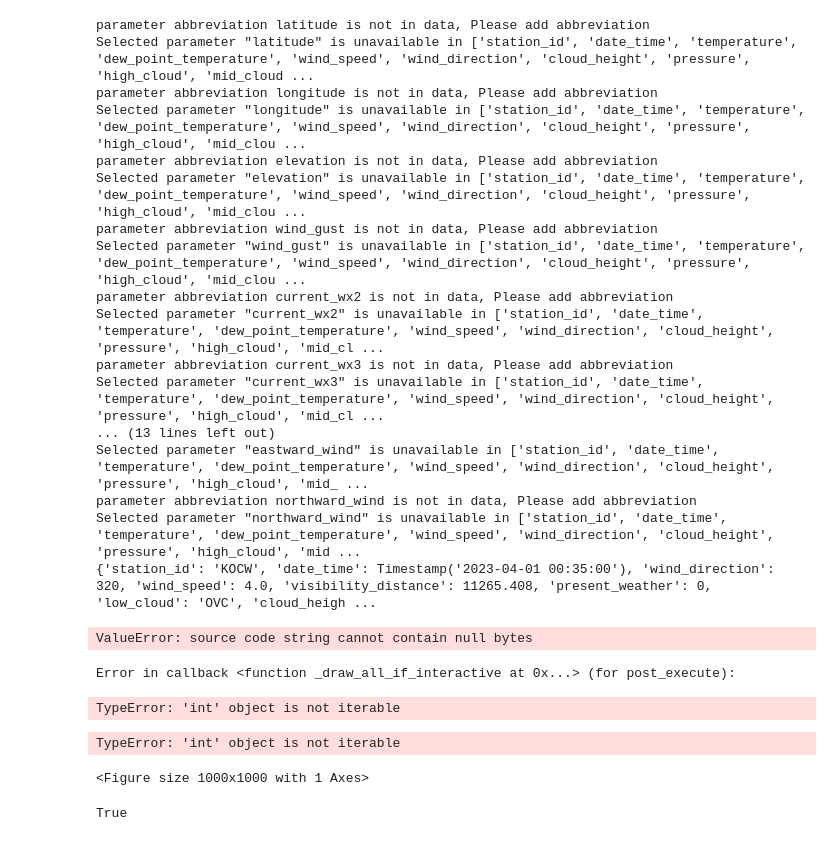
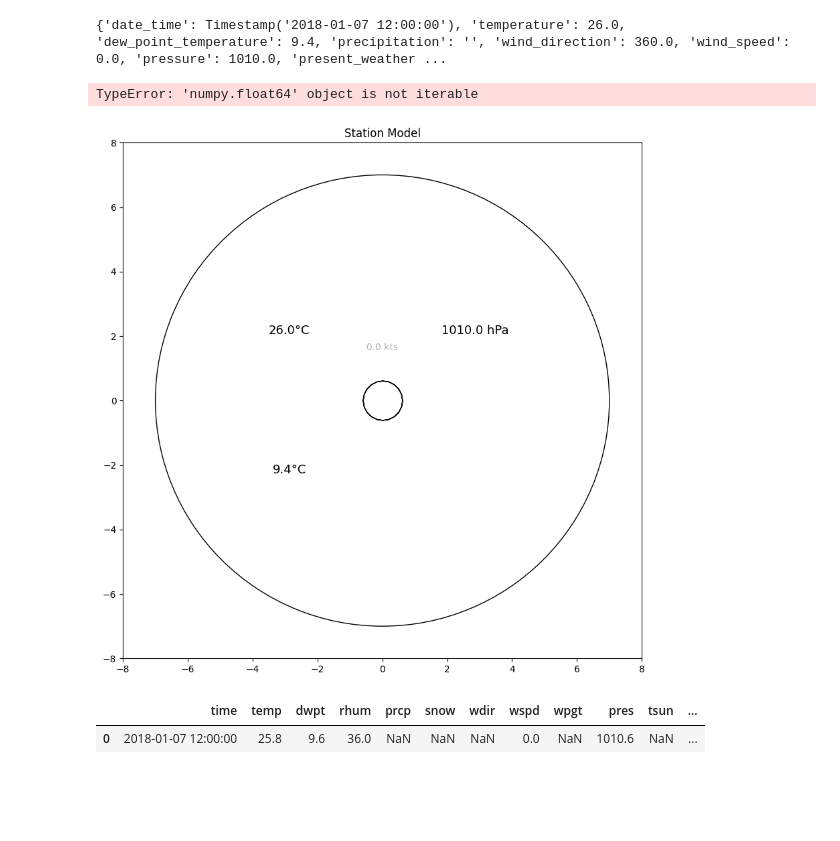
Before and after one commit to Pavan-lanka/practice_repo, a Jupyter notebook: station_practice_nb.ipynb, the cells around one changed output. Saved outputs shown, nothing was run; the diff lists cells and outputs as text; code cells hidden in the pictures; blank space fills up the shorter version.

```diff
--- a/station_practice_nb.ipynb
+++ b/station_practice_nb.ipynb
@@ -367,8 +353,8 @@ obtain_method = {'fetch data': 'Enter Valid Station ID to fetch data',
 i = 0
 
 while i == 0:
-    ip = input(f'Enter a method from below: \n{list(obtain_method.keys())[0]}(f) \n {list(obtain_method.keys())[1]}(u)')
-    if ip.lower() == 'f':
+    a = input(f'Enter a method from below: \n{list(obtain_method.keys())[0]}(f) \n {list(obtain_method.keys())[1]}(u)')
+    if a.lower() == 'f':
         st_id = input(obtain_method['fetch data'])
         st = StationModelPlot(station_id=st_id)
         st_time = StationModelPlot.get_time_stamp(input("Enter Start time in format: 'YYYY-MM-DD HH:MM:SS: ex. 2022-01-10 00:00:00'"))
@@ -376,72 +362,78 @@ while i == 0:
         freq = input("Enter observation Frequency from list [Hourly, Daily, Monthly]")
         a, b = st.fetch_station_data(start_time = st_time, end_time= ed_time , obs_frequency= freq)
         i+=1
-    elif ip.lower() == 'u':
+    elif a.lower() == 'u':
         pt_to_file = input(obtain_method['upload data file'])
         st = StationModelPlot(path_to_file=pt_to_file)
         a, b = st.custom_file_read()
         i+=1
+    else:
+        i = 0
 
-parameter_abbreviations = {'date_time': ['valid', 'time', 'date_time', 'time1', 'time_stamp', 'DATE_TIME']}
+parameter_abbreviations = {
+            'station_id': ['Station_ID', 'station', 'station_id', 'STATION_ID'],
+            'date_time': ['valid', 'time', 'date_time', 'time1', 'time_stamp', 'DATE_TIME'],
+
+            'temperature': ['Temperature', 'TEMPERATURE', 'tmpt', 'air_temperature',
+                            'temp', 'tmpf', 'tmpc', 'temperature', 'tavg'],
+            'dew_point_temperature': ['Dew_Point_Temperature', 'DEW_POINT_TEMPERATURE', 'dwpt', 'dwpc',
+                                      'dew_temp', 'dwpf', 'dew_point_temperature'],
+            'wind_speed': ['WIND_SPEED', 'wspd', 'sknt', 'Wind_Speed', 'wind_speed'],
+            'wind_direction': ['WIND_DIRECTION', 'Wind_Direction', 'drct', 'wdir', 'wind_direction'],
+            'cloud_height': ['skyl3', 'highest_cloud_level', 'high_cloud_level',
+                             'medium_cloud_level', 'low_cloud_level'],
+            'pressure': ['PRESSURE', 'pres', 'mslp', 'atmospheric_pressure', 'air_pressure_at_sea_level'],
+            'high_cloud': ['high_cloud_type', 'skyc3', 'high_cloud'],
+            'mid_cloud': ['mid_cloud_type', 'skyc2', 'mid_cloud'],
+            'low_cloud': ['low_cloud_type', 'skyc1', 'low_cloud'],
+            'sky_cover': ['cloud_coverage', 'skyc1', 'sky_cover'],
+            'visibility_distance': ['visibility', 'vsby', 'visibility_distance'],
+            'present_weather': ['coco', 'current_weather', 'wxcodes', 'current_wx1', 'present_weather'],
+            'past_weather': None,
+            'pressure_tendency': None,
+            'pressure_change': None,
+            'pressure_difference': None,
+            'precipitation': ['p01i', 'prcp', 'PRECIPITATION', 'precipitation'],
+            'sky_cover_at_lowest_cloud': ['low_cloud_level', 'skyl1', 'cloud_coverage'
+                                                                      'SKY_COVER_AT_LOWEST_CLOUD',
+                                          'sky_cover_at_lowest_cloud']
+        }
 while i == 1:
 
     for j in range(len(parameter_abbreviations['date_time'])):
         idx = parameter_abbreviations['date_time'][j]
         if idx in b:
             ts_index = a[idx]
             ts = StationModelPlot.get_time_stamp(input(f'Enter Time Stamp from {ts_index} in the format: "YYYY-MM-DD HH:MM:SS: ex. 2022-01-10 00:00:00 "'))
             ts_data = a.loc[ts_index == ts] # a[parameter_abb['date_time'][j]]
-
             ts_data = a.loc[ts_index == str(ts)] # a[parameter_abb['date_time'][j]]
             ts_data = ts_data.squeeze()
             ts_data = ts_data.fillna('')
             i+=1
 
     plot_data = StationModelPlot.parameter_validation(ts_data, b)
-    if ip == 'f':
-        plot_data['station_id'] = st_id
+    # try:
     print(plot_data)
     p = StationModelPlot.plot_station_model(data = plot_data)
     cv2.waitKey(10)
     img = cv2.imread(p)
     cv2.imshow('Station Model', img)
     k = cv2.waitKey(0) & 0xFF
     if k == 27:  # close on ESC key
         cv2.destroyAllWindows()
 
     # except Exception as e:
     #     continue
 # %% [output]
-parameter abbreviation latitude is not in data, Please add abbreviation
-Selected parameter "latitude" is unavailable in ['station_id', 'date_time', 'temperature', 'dew_point_temperature', 'wind_speed', 'wind_direction', 'cloud_height', 'pressure', 'high_cloud', 'mid_cloud ...
-parameter abbreviation longitude is not in data, Please add abbreviation
-Selected parameter "longitude" is unavailable in ['station_id', 'date_time', 'temperature', 'dew_point_temperature', 'wind_speed', 'wind_direction', 'cloud_height', 'pressure', 'high_cloud', 'mid_clou ...
-parameter abbreviation elevation is not in data, Please add abbreviation
-Selected parameter "elevation" is unavailable in ['station_id', 'date_time', 'temperature', 'dew_point_temperature', 'wind_speed', 'wind_direction', 'cloud_height', 'pressure', 'high_cloud', 'mid_clou ...
-parameter abbreviation wind_gust is not in data, Please add abbreviation
-Selected parameter "wind_gust" is unavailable in ['station_id', 'date_time', 'temperature', 'dew_point_temperature', 'wind_speed', 'wind_direction', 'cloud_height', 'pressure', 'high_cloud', 'mid_clou ...
-parameter abbreviation current_wx2 is not in data, Please add abbreviation
-Selected parameter "current_wx2" is unavailable in ['station_id', 'date_time', 'temperature', 'dew_point_temperature', 'wind_speed', 'wind_direction', 'cloud_height', 'pressure', 'high_cloud', 'mid_cl ...
-parameter abbreviation current_wx3 is not in data, Please add abbreviation
-Selected parameter "current_wx3" is unavailable in ['station_id', 'date_time', 'temperature', 'dew_point_temperature', 'wind_speed', 'wind_direction', 'cloud_height', 'pressure', 'high_cloud', 'mid_cl ...
-... (13 lines left out)
-Selected parameter "eastward_wind" is unavailable in ['station_id', 'date_time', 'temperature', 'dew_point_temperature', 'wind_speed', 'wind_direction', 'cloud_height', 'pressure', 'high_cloud', 'mid_ ...
-parameter abbreviation northward_wind is not in data, Please add abbreviation
-Selected parameter "northward_wind" is unavailable in ['station_id', 'date_time', 'temperature', 'dew_point_temperature', 'wind_speed', 'wind_direction', 'cloud_height', 'pressure', 'high_cloud', 'mid ...
-{'station_id': 'KOCW', 'date_time': Timestamp('2023-04-01 00:35:00'), 'wind_direction': 320, 'wind_speed': 4.0, 'visibility_distance': 11265.408, 'present_weather': 0, 'low_cloud': 'OVC', 'cloud_heigh ...
+{'date_time': Timestamp('2018-01-07 12:00:00'), 'temperature': 26.0, 'dew_point_temperature': 9.4, 'precipitation': '', 'wind_direction': 360.0, 'wind_speed': 0.0, 'pressure': 1010.0, 'present_weather ...
-ValueError: source code string cannot contain null bytes
+TypeError: 'numpy.float64' object is not iterable
-Error in callback <function _draw_all_if_interactive at 0x...> (for post_execute):
-TypeError: 'int' object is not iterable
-TypeError: 'int' object is not iterable
-<Figure size 1000x1000 with 1 Axes>
+[figure, added]
 # %%
 a = pd.read_csv('/home/hp/PycharmProjects/station_model/pa1.csv')
 # 2023-03-20 11:00:00
-# b = a.loc[a['time'] == '2018-01-07 12:00:00'].index.values
-# 2023-03-20 07:00:00
-# C:\Users\Pavan Koundinya\Desktop\metar_vij.txt
-b= ''
-b == str
-# n
+eval("a.loc[a['time'] == '2018-01-07 12:00:00']")
+2023-03-20 07:00:00
+C:\Users\Pavan Koundinya\Desktop\metar_vij.txt
 # %% [output]
-True
+|  | time | temp | dwpt | rhum | prcp | snow | wdir | wspd | wpgt | pres | tsun | ... |
+| 0 | 2018-01-07 12:00:00 | 25.8 | 9.6 | 36.0 | NaN | NaN | NaN | 0.0 | NaN | 1010.6 | NaN | ... |
```
Also changed, not shown: parts of 2 cells of this notebook.
